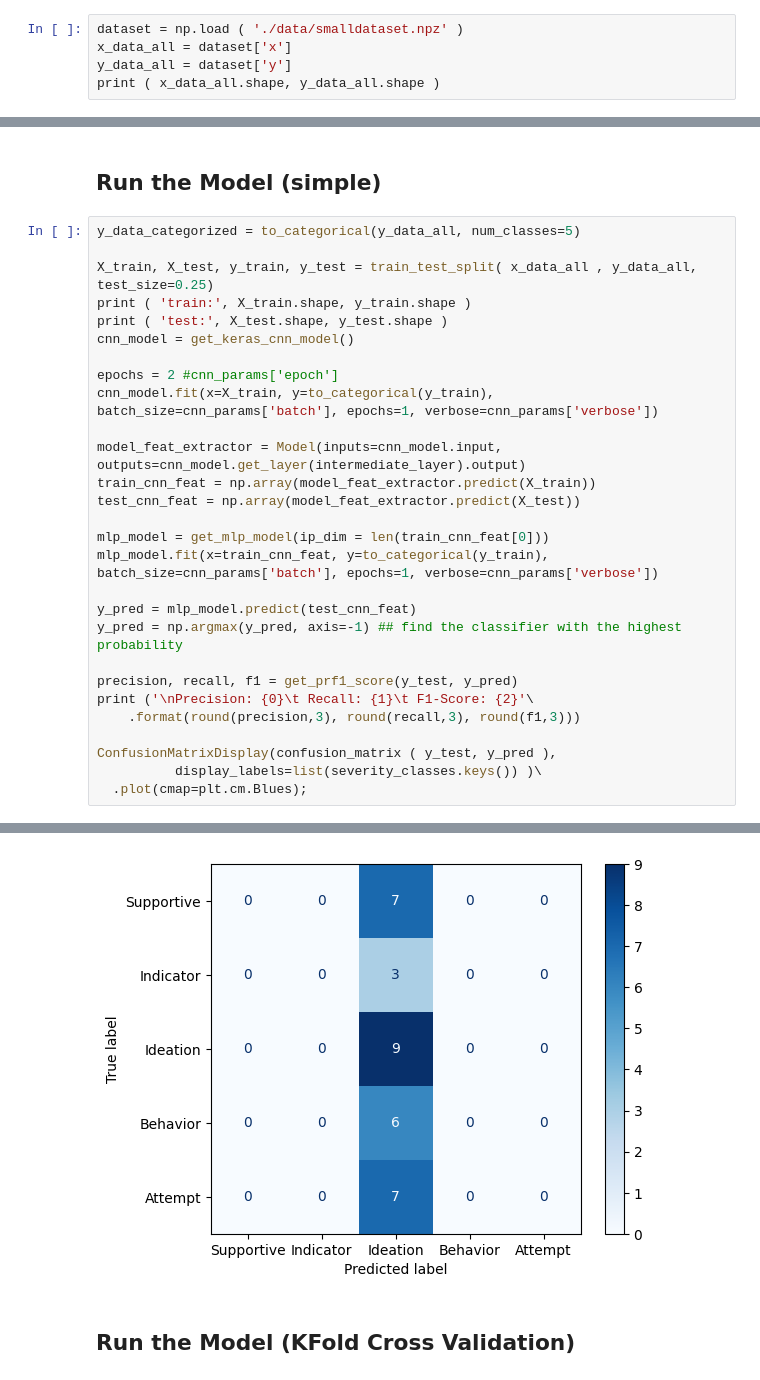
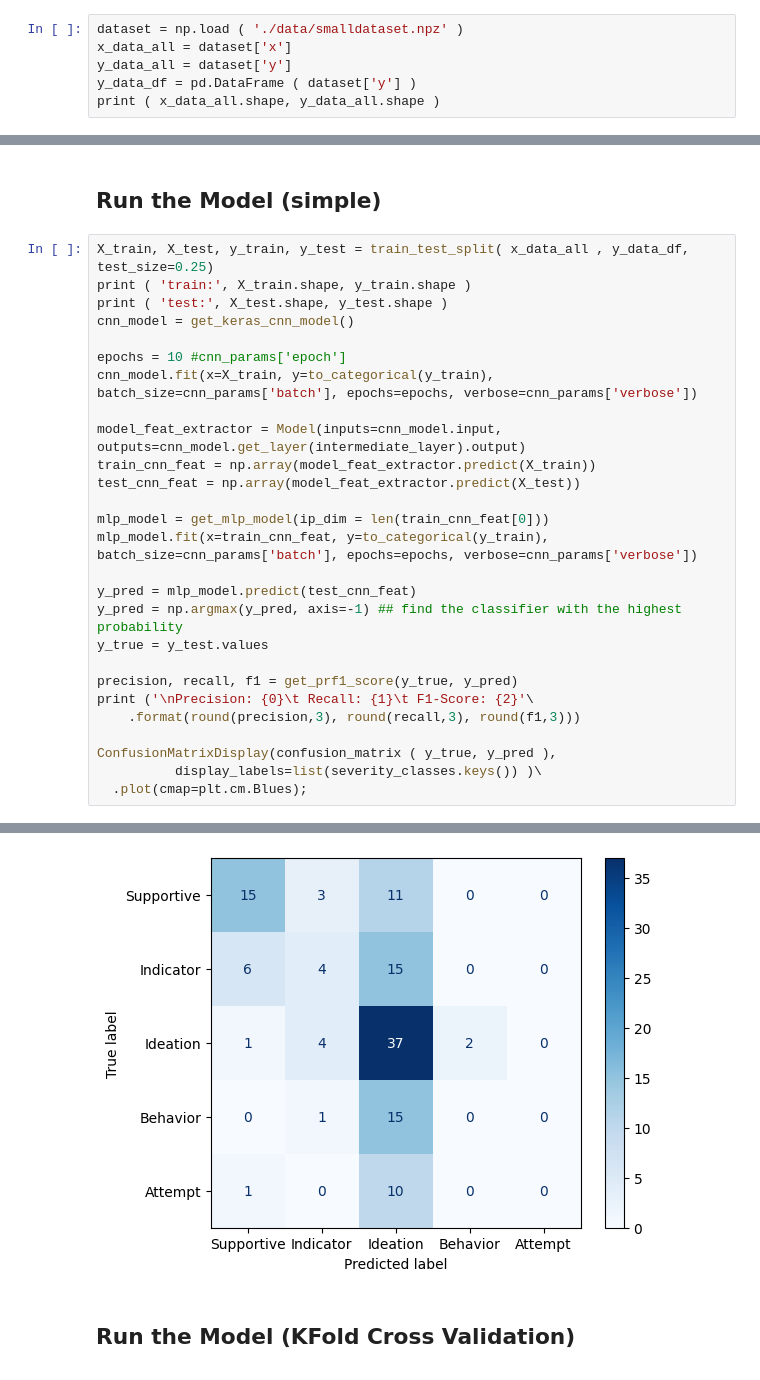
Before and after one commit to bpopp/CSE-6250-Final-Project, a Jupyter notebook: CSE-6250-Team-A1-Full Source Code.ipynb, the cells around one changed output, grey strips where cells are left out. Cells and saved outputs as stored; diff of their text form.

```diff
--- a/CSE-6250-Team-A1-Full Source Code.ipynb
+++ b/CSE-6250-Team-A1-Full Source Code.ipynb
@@ -235,5 +238,6 @@ np.savez_compressed ( f'./data/smalldataset.npz', x=x_data_all, y=y_data_all )
 dataset = np.load ( './data/smalldataset.npz' )
 x_data_all = dataset['x']
 y_data_all = dataset['y']
+y_data_df = pd.DataFrame ( dataset['y'] )
 print ( x_data_all.shape, y_data_all.shape )
 # %% [output]
@@ -241,31 +245,30 @@ print ( x_data_all.shape, y_data_all.shape )
 # %% [markdown]
 ## Run the Model (simple)
 # %%
-y_data_categorized = to_categorical(y_data_all, num_classes=5)
-
-X_train, X_test, y_train, y_test = train_test_split( x_data_all , y_data_all, test_size=0.25)
+X_train, X_test, y_train, y_test = train_test_split( x_data_all , y_data_df, test_size=0.25)
 print ( 'train:', X_train.shape, y_train.shape )
 print ( 'test:', X_test.shape, y_test.shape )
 cnn_model = get_keras_cnn_model()
 
-epochs = 2 #cnn_params['epoch']
-cnn_model.fit(x=X_train, y=to_categorical(y_train), batch_size=cnn_params['batch'], epochs=1, verbose=cnn_params['verbose'])
+epochs = 10 #cnn_params['epoch']
+cnn_model.fit(x=X_train, y=to_categorical(y_train), batch_size=cnn_params['batch'], epochs=epochs, verbose=cnn_params['verbose'])
 
 model_feat_extractor = Model(inputs=cnn_model.input, outputs=cnn_model.get_layer(intermediate_layer).output)
 train_cnn_feat = np.array(model_feat_extractor.predict(X_train))
 test_cnn_feat = np.array(model_feat_extractor.predict(X_test))
 
 mlp_model = get_mlp_model(ip_dim = len(train_cnn_feat[0]))
-mlp_model.fit(x=train_cnn_feat, y=to_categorical(y_train), batch_size=cnn_params['batch'], epochs=1, verbose=cnn_params['verbose'])
+mlp_model.fit(x=train_cnn_feat, y=to_categorical(y_train), batch_size=cnn_params['batch'], epochs=epochs, verbose=cnn_params['verbose'])
 
 y_pred = mlp_model.predict(test_cnn_feat)
 y_pred = np.argmax(y_pred, axis=-1) ## find the classifier with the highest probability
+y_true = y_test.values
 
-precision, recall, f1 = get_prf1_score(y_test, y_pred)
+precision, recall, f1 = get_prf1_score(y_true, y_pred)
 print ('\nPrecision: {0}\t Recall: {1}\t F1-Score: {2}'\
     .format(round(precision,3), round(recall,3), round(f1,3)))
 
-ConfusionMatrixDisplay(confusion_matrix ( y_test, y_pred ),
+ConfusionMatrixDisplay(confusion_matrix ( y_true, y_pred ),
           display_labels=list(severity_classes.keys()) )\
   .plot(cmap=plt.cm.Blues);
 # %% [output]
@@ -281,4 +292,4 @@ Precision: 0.474         Recall: 0.409   F1-Score: 0.439
-[figure, old version]
+[figure, new version]
 # %% [markdown]
 ## Run the Model (KFold Cross Validation)
 # %%
```
Also changed, not shown: parts of 8 cells of this notebook, 1 other file.
